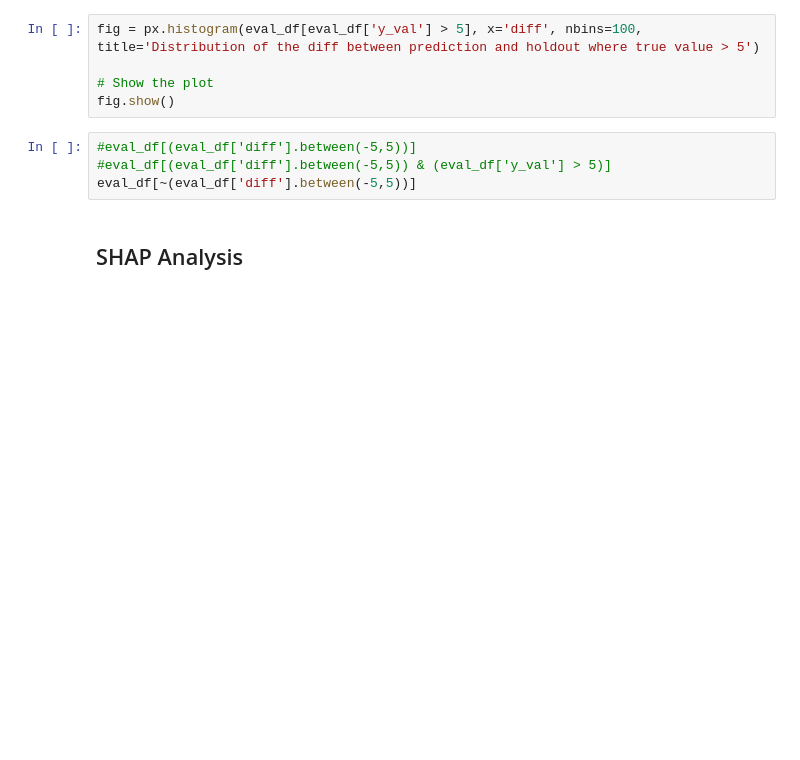
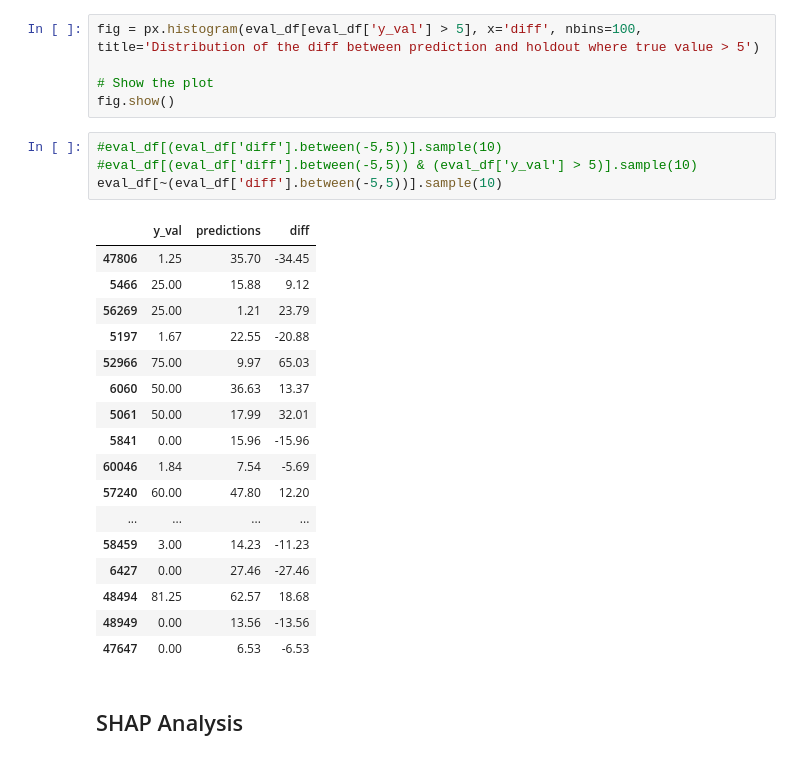
Before and after one commit to jamesbconner/MADS699, a Jupyter notebook: notebooks/23_HistGradBoost_Regression.ipynb, the cells around one changed output. Drawn from its saved outputs; the diff is of its cells as text; blank space fills up the shorter version.

```diff
--- a/notebooks/23_HistGradBoost_Regression.ipynb
+++ b/notebooks/23_HistGradBoost_Regression.ipynb
@@ -261,9 +340,27 @@ fig = px.histogram(eval_df[eval_df['y_val'] > 5], x='diff', nbins=100, title='Di
 # Show the plot
 fig.show()
 # %%
-#eval_df[(eval_df['diff'].between(-5,5))]
-#eval_df[(eval_df['diff'].between(-5,5)) & (eval_df['y_val'] > 5)]
-eval_df[~(eval_df['diff'].between(-5,5))]
+#eval_df[(eval_df['diff'].between(-5,5))].sample(10)
+#eval_df[(eval_df['diff'].between(-5,5)) & (eval_df['y_val'] > 5)].sample(10)
+eval_df[~(eval_df['diff'].between(-5,5))].sample(10)
+# %% [output]
+|  | y_val | predictions | diff |
+| 47806 | 1.25 | 35.70 | -34.45 |
+| 5466 | 25.00 | 15.88 | 9.12 |
+| 56269 | 25.00 | 1.21 | 23.79 |
+| 5197 | 1.67 | 22.55 | -20.88 |
+| 52966 | 75.00 | 9.97 | 65.03 |
+| 6060 | 50.00 | 36.63 | 13.37 |
+| 5061 | 50.00 | 17.99 | 32.01 |
+| 5841 | 0.00 | 15.96 | -15.96 |
+| 60046 | 1.84 | 7.54 | -5.69 |
+| 57240 | 60.00 | 47.80 | 12.20 |
+| ... | ... | ... | ... |
+| 58459 | 3.00 | 14.23 | -11.23 |
+| 6427 | 0.00 | 27.46 | -27.46 |
+| 48494 | 81.25 | 62.57 | 18.68 |
+| 48949 | 0.00 | 13.56 | -13.56 |
+| 47647 | 0.00 | 6.53 | -6.53 |
 # %% [markdown]
 ## SHAP Analysis
 # %% [markdown]
```
Also changed, not shown: parts of 29 cells of this notebook.
